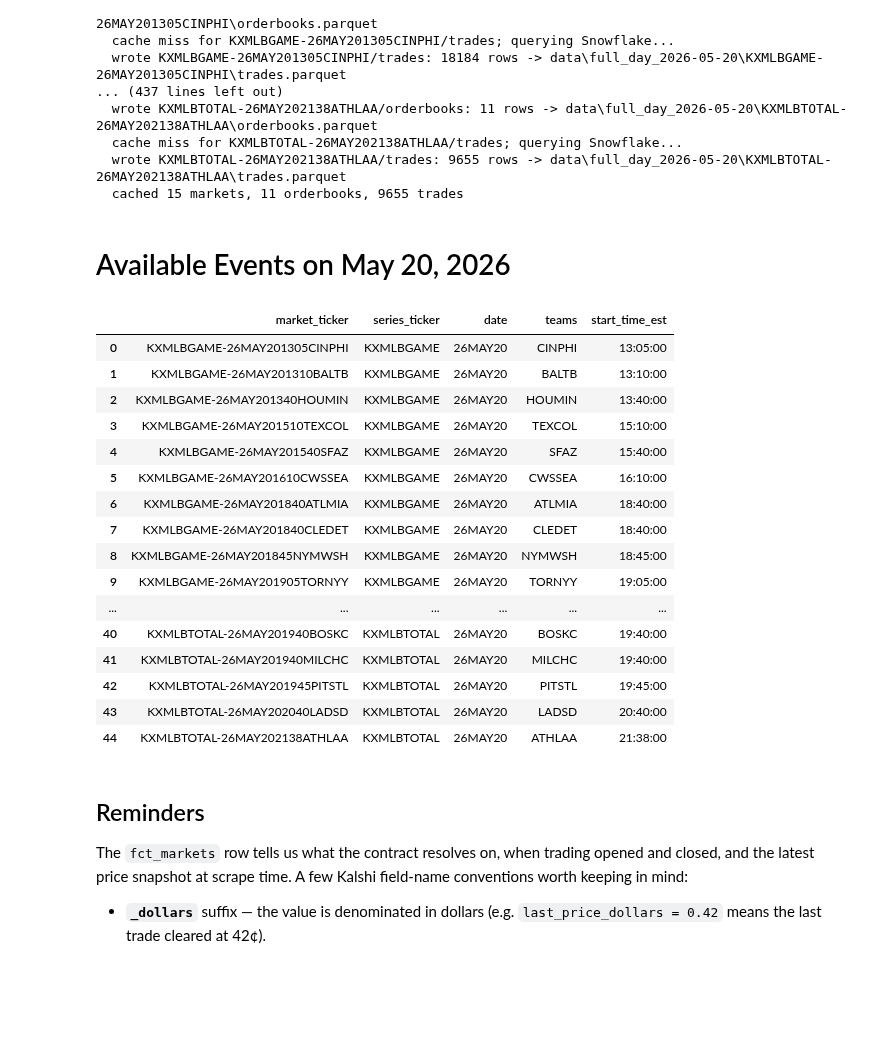
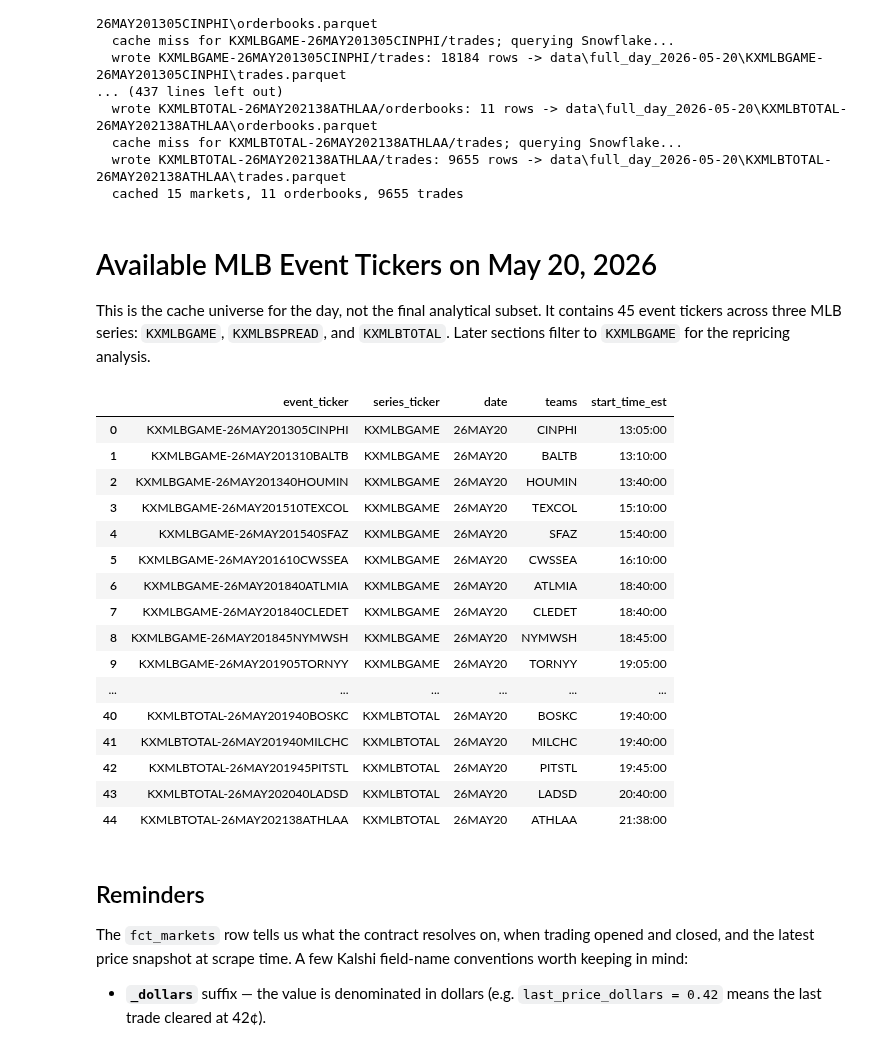
Before and after one commit to GGarrido28/snowflake-market-data-platform, a Jupyter notebook: analysis/02_mlb_game_repricing_analysis/02_mlb_game_repricing_analysis.ipynb, the cells around one changed output. Cells and saved outputs as stored; diff of their text form; code cells hidden in the pictures; blank space fills up the shorter version.

```diff
--- a/analysis/02_mlb_game_repricing_analysis/02_mlb_game_repricing_analysis.ipynb
+++ b/analysis/02_mlb_game_repricing_analysis/02_mlb_game_repricing_analysis.ipynb
@@ -254,19 +255,21 @@ KXMLBGAME-26MAY201305CINPHI: missing markets, orderbooks, trades
   wrote KXMLBTOTAL-26MAY202138ATHLAA/trades: 9655 rows -> data\full_day_2026-05-20\KXMLBTOTAL-26MAY202138ATHLAA\trades.parquet
   cached 15 markets, 11 orderbooks, 9655 trades
 # %% [markdown]
-# Available Events on May 20, 2026
+# Available MLB Event Tickers on May 20, 2026
+
+This is the cache universe for the day, not the final analytical subset. It contains 45 event tickers across three MLB series: `KXMLBGAME`, `KXMLBSPREAD`, and `KXMLBTOTAL`. Later sections filter to `KXMLBGAME` for the repricing analysis.
 # %%
-display_events = pd.DataFrame(events, columns=["market_ticker"])
-display_events['series_ticker'] = display_events['market_ticker'].str.split('-').str[0]
-display_events['date_time_teams'] = display_events['market_ticker'].str.split('-').str[1]
+display_events = pd.DataFrame(events, columns=["event_ticker"])
+display_events['series_ticker'] = display_events['event_ticker'].str.split('-').str[0]
+display_events['date_time_teams'] = display_events['event_ticker'].str.split('-').str[1]
 display_events['date'] = display_events['date_time_teams'].str[:7] # first 7 chars is date e.g. 26MAY10
 display_events['start_time'] = display_events['date_time_teams'].str[7:11] # next 4 chars is start time e.g. 13:05 EST
 display_events['teams'] = display_events['date_time_teams'].str[11:] # remaining chars is teams e.g. DETKC
 display_events['start_time_est'] = pd.to_datetime(display_events['start_time'], format='%H%M').dt.time
 del display_events['date_time_teams'], display_events['start_time']
 display_events
 # %% [output]
-|  | market_ticker | series_ticker | date | teams | start_time_est |
+|  | event_ticker | series_ticker | date | teams | start_time_est |
 | 0 | KXMLBGAME-26MAY201305CINPHI | KXMLBGAME | 26MAY20 | CINPHI | 13:05:00 |
 | 1 | KXMLBGAME-26MAY201310BALTB | KXMLBGAME | 26MAY20 | BALTB | 13:10:00 |
 | 2 | KXMLBGAME-26MAY201340HOUMIN | KXMLBGAME | 26MAY20 | HOUMIN | 13:40:00 |
```
Also changed, not shown: parts of 7 cells of this notebook.
